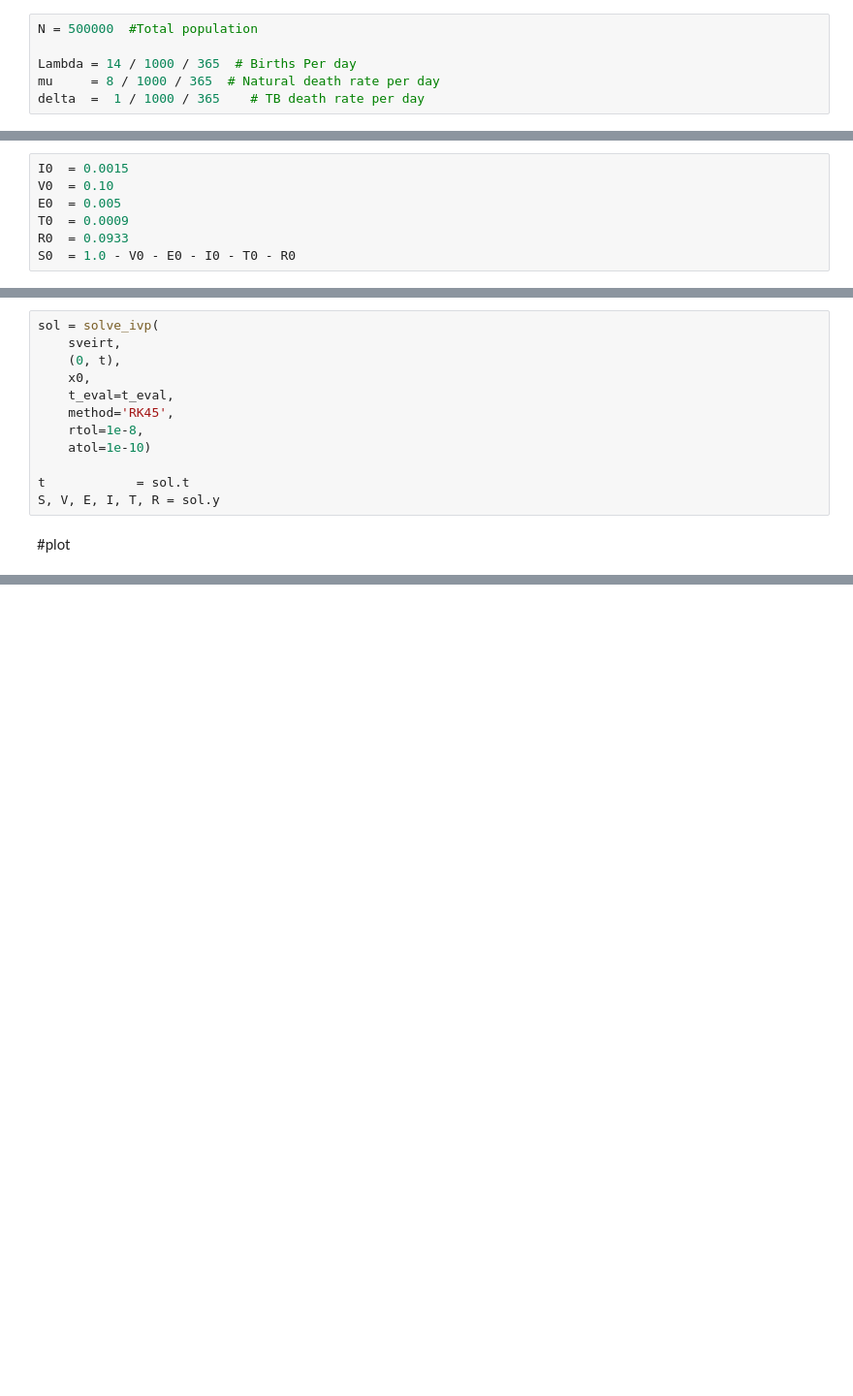
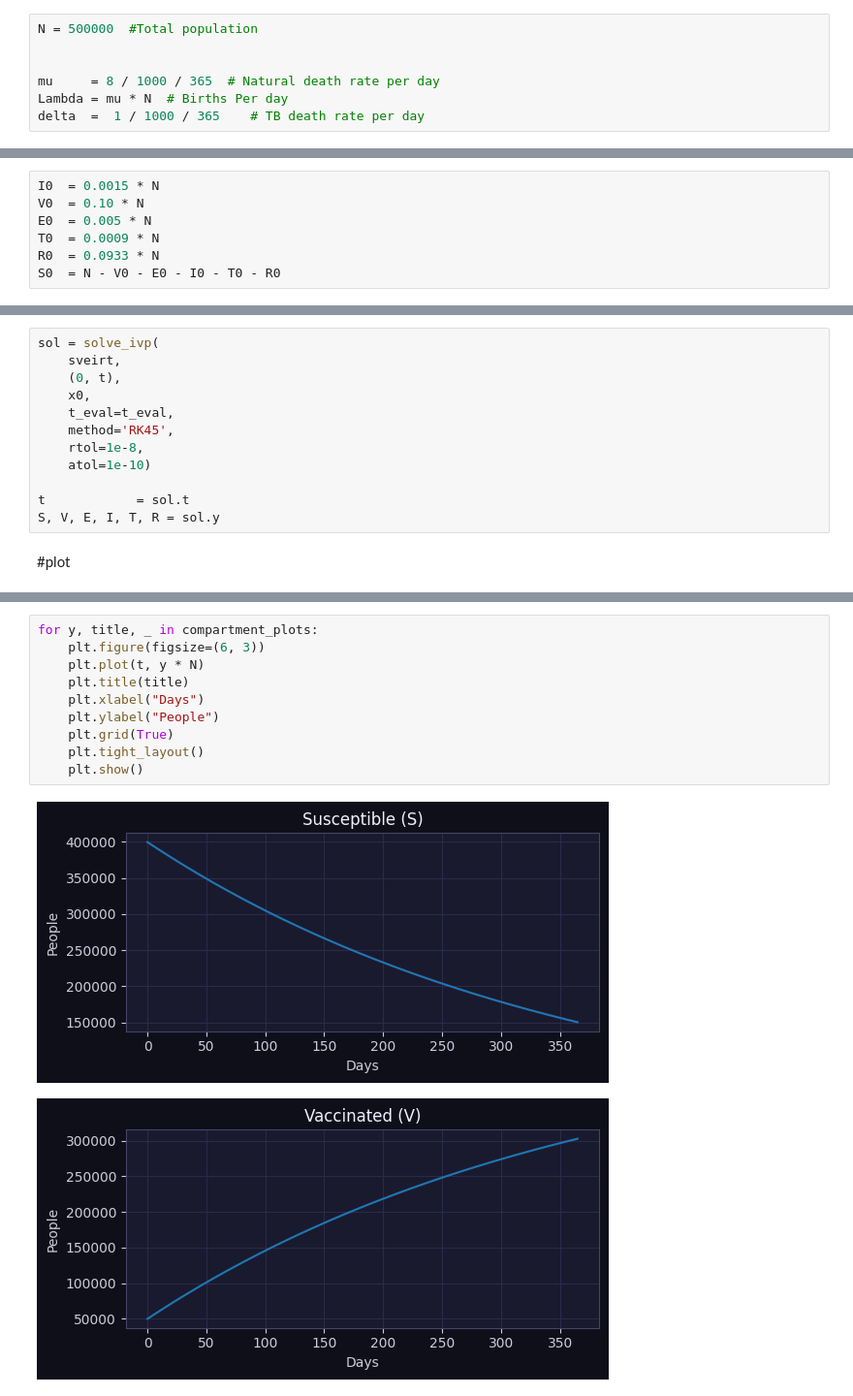
Before and after one commit to Ademola-Olorunnisola/TB-Estimator, a Jupyter notebook: Simulation.ipynb, the cells around one changed output, grey strips where cells are left out. Shown at 97% size. Drawn from its saved outputs; the diff is of its cells as text; blank space fills up the shorter version.

```diff
--- a/Simulation.ipynb
+++ b/Simulation.ipynb
@@ -9,8 +9,9 @@ from scipy.integrate import solve_ivp
 # %%
 N = 500000  #Total population
 
-Lambda = 14 / 1000 / 365  # Births Per day
+
 mu     = 8 / 1000 / 365  # Natural death rate per day
+Lambda = mu * N  # Births Per day
 delta  =  1 / 1000 / 365    # TB death rate per day
 # %% [markdown]
 #Control Inputs
@@ -42,9 +43,9 @@ def sveirt(t, x):
 # %% [markdown]
 #Initial conditions
 # %%
-I0  = 0.0015
-V0  = 0.10
-E0  = 0.005
-T0  = 0.0009
-R0  = 0.0933
-S0  = 1.0 - V0 - E0 - I0 - T0 - R0
+I0  = 0.0015 * N
+V0  = 0.10 * N
+E0  = 0.005 * N
+T0  = 0.0009 * N
+R0  = 0.0933 * N
+S0  = N - V0 - E0 - I0 - T0 - R0
@@ -109,0 +77,13 @@ ax_all.tick_params(labelsize=8)
+# %%
+for y, title, _ in compartment_plots:
+    plt.figure(figsize=(6, 3))
+    plt.plot(t, y * N)
+    plt.title(title)
+    plt.xlabel("Days")
+    plt.ylabel("People")
+    plt.grid(True)
+    plt.tight_layout()
+    plt.show()
+# %% [output]
+[figure, added]
+[figure, added]
```
Also changed, not shown: parts of 3 cells of this notebook.
